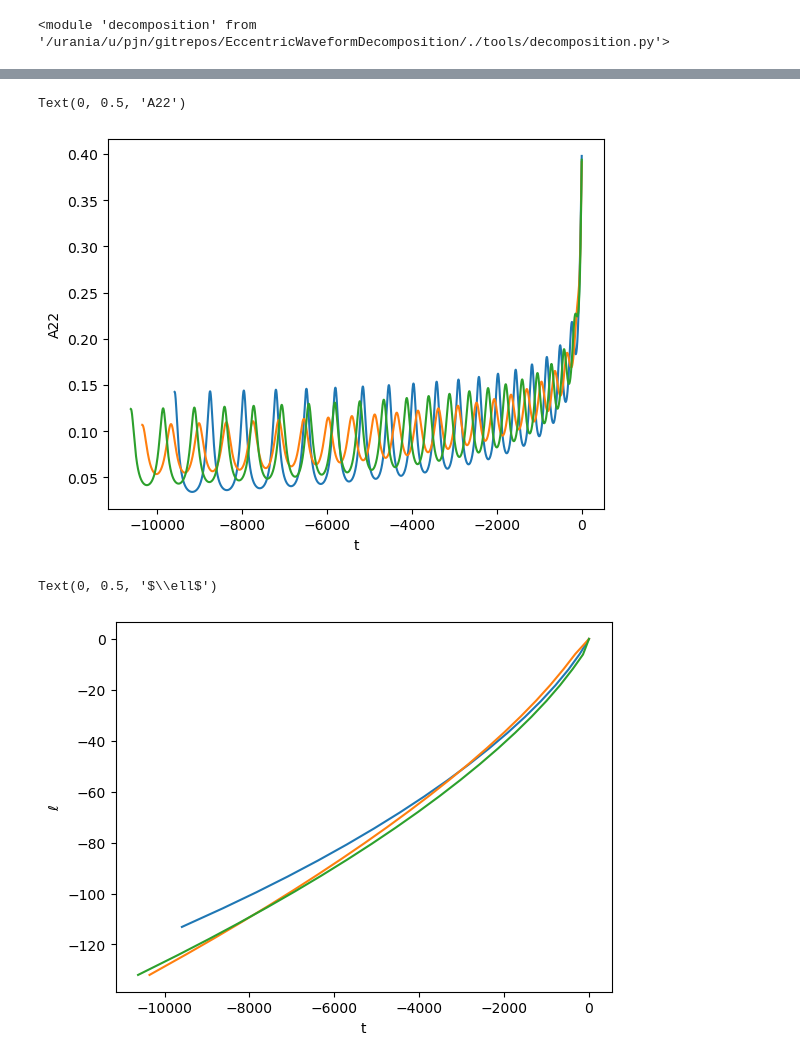
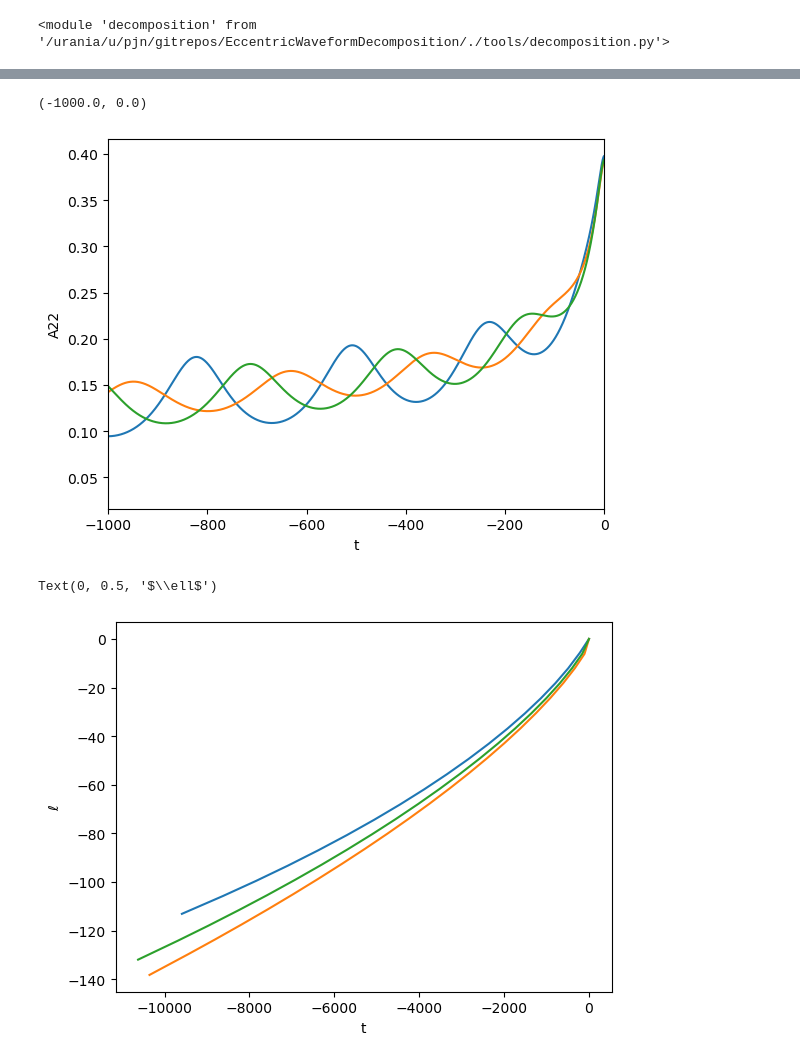
Before and after one commit to PunJustice/EccentricWaveformDecomposition, a Jupyter notebook: ExampleDecompositions.ipynb, the cells around one changed output, grey strips where cells are left out. Cells and saved outputs as stored; diff of their text form; code cells hidden in the pictures.

```diff
--- a/ExampleDecompositions.ipynb
+++ b/ExampleDecompositions.ipynb
@@ -20,9 +20,16 @@ N_runs = np.size(IDs)
 extrapolation_order = 2
 project = "SurveyMeanAno_v2"
 wfs, metadata, horizon = loading.LoadData(IDs, extrapolation_order, project)
-h22 = loading.RestrictTo22Mode(wfs, IDs)
+h22 = loading.RestrictTo22and20Mode(wfs, IDs)
 h22_total = loading.CutJunk(h22, IDs, junk_time=500)
 h22 = loading.RestrictToFirstPeriastron(h22, IDs)
 h22 = loading.RestrictToInspiral(h22, IDs)
 h22 = loading.Align(h22, IDs)
-h22 = decomposition.AddMeanAnomalyDomain(h22, IDs)
+h22 = loading.AddQCData(h22)
+h22 = decomposition.AddMeanAnomalyDomain(h22, IDs, periastron_definition="QC")
+# %%
+for k in range(N_runs):
+    plt.plot(h22[IDs[k]]["t"], np.abs(h22[IDs[k]]["h22"]))
+plt.xlabel("t")
+# plt.plot(h22["QC"]["t"], np.abs(h22["QC"]["h22"]))
+plt.ylabel("A22")
@@ -29,11 +49,12 @@ h22 = decomposition.AddMeanAnomalyDomain(h22, IDs)
 # %%
 for k in range(N_runs):
     plt.plot(h22[IDs[k]]["t"], np.abs(h22[IDs[k]]["h22"]))
 plt.xlabel("t")
 plt.ylabel("A22")
+plt.xlim(-1000, 0)
 # %% [output]
-Text(0, 0.5, 'A22')
+(-1000.0, 0.0)
-[figure, old version]
+[figure, new version]
 # %%
 for k in range(N_runs):
     plt.plot(h22[IDs[k]]["t"], h22[IDs[k]]["MeanAno"])
@@ -41,7 +62,7 @@ plt.xlabel("t")
 plt.ylabel("$\ell$")
 # %% [output]
 Text(0, 0.5, '$\\ell$')
-[figure, old version]
+[figure, new version]
 # %%
 for k in range(N_runs):
     plt.plot(h22[IDs[k]]["MeanAno"], np.abs(h22[IDs[k]]["h22"]))
```
Also changed, not shown: parts of 5 cells of this notebook, 6 other files.
